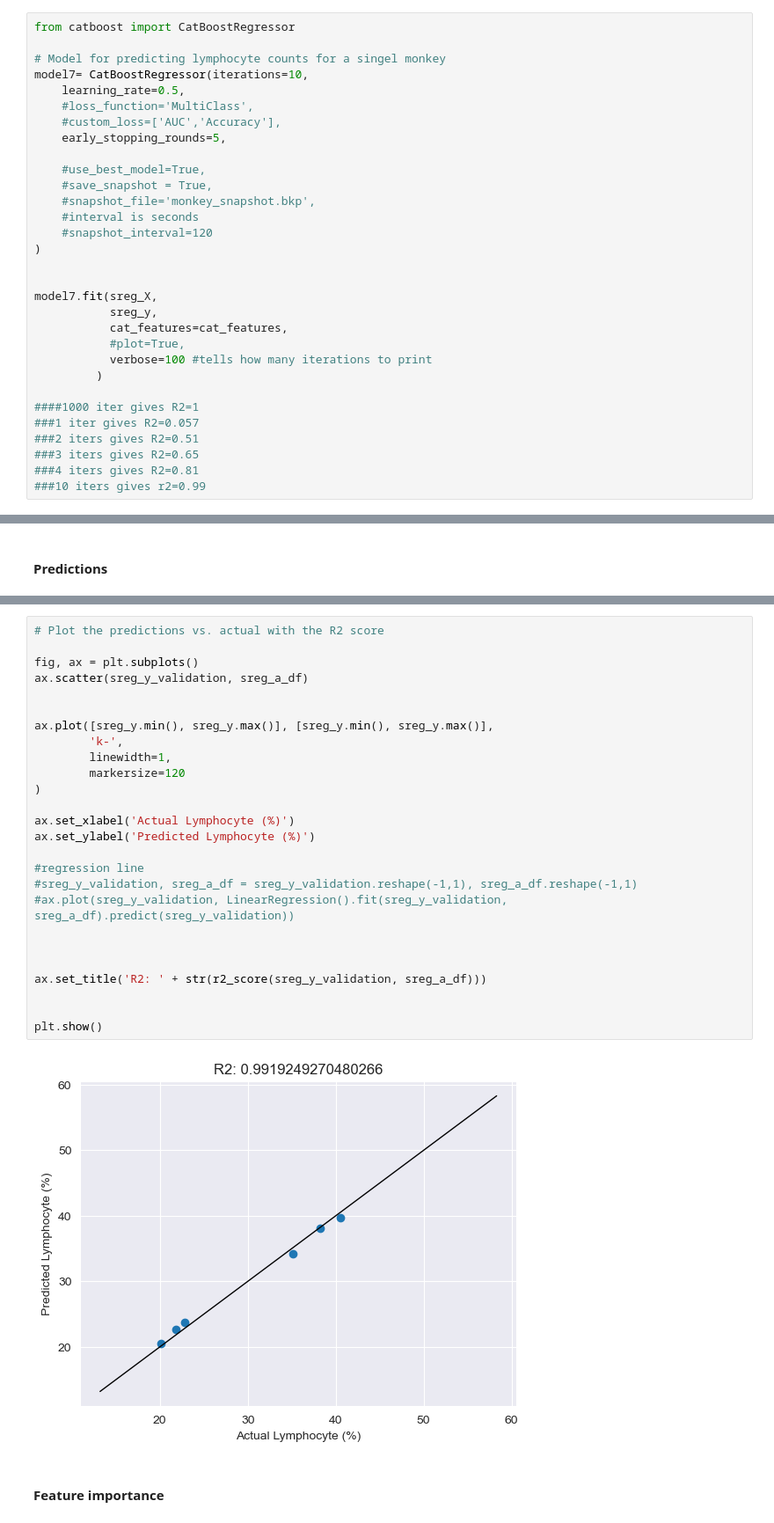
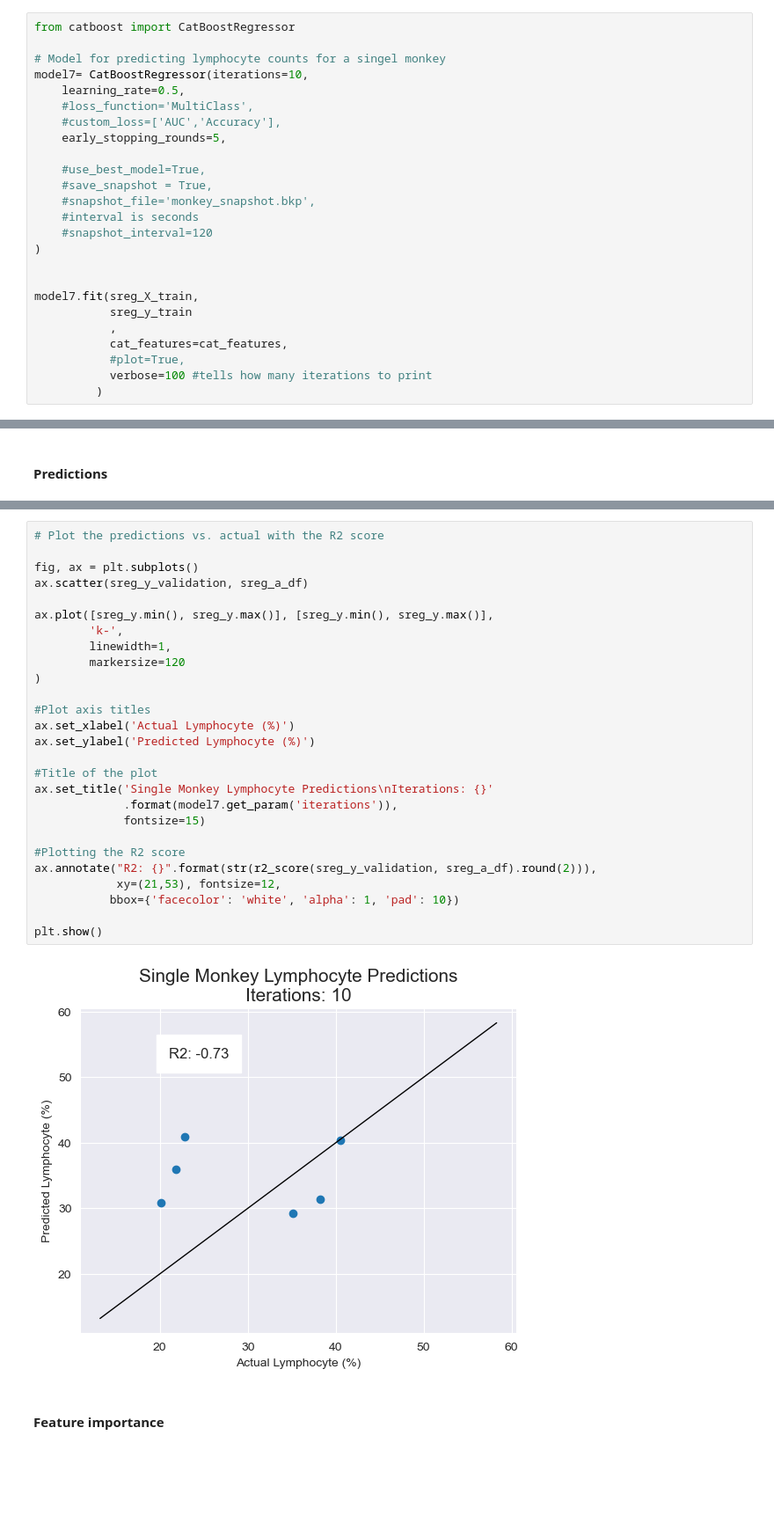
Before and after one commit to aidan-lew/monkey_health, a Jupyter notebook: B_monkeys_predictions.ipynb, the cells around one changed output, grey strips where cells are left out. Shown at 88% size. Cells and saved outputs as stored; diff of their text form; blank space fills up the shorter version.

```diff
--- a/B_monkeys_predictions.ipynb
+++ b/B_monkeys_predictions.ipynb
@@ -289,17 +298,11 @@ model7= CatBoostRegressor(iterations=10,
 )
 
 
-model7.fit(sreg_X,
-           sreg_y,
+model7.fit(sreg_X_train,
+           sreg_y_train
+           ,
            cat_features=cat_features,
            #plot=True,
            verbose=100 #tells how many iterations to print
          )
-
-####1000 iter gives R2=1
-###1 iter gives R2=0.057
-###2 iters gives R2=0.51
-###3 iters gives R2=0.65
-###4 iters gives R2=0.81
-###10 iters gives r2=0.99
 # %% [output]
@@ -341,31 +344,32 @@ The r2 score for the model is: 0.9919249270480266
 # %%
 # Plot the predictions vs. actual with the R2 score
 
 fig, ax = plt.subplots()
 ax.scatter(sreg_y_validation, sreg_a_df)
-
 
 ax.plot([sreg_y.min(), sreg_y.max()], [sreg_y.min(), sreg_y.max()],
         'k-',
         linewidth=1,
         markersize=120
 )
 
+#Plot axis titles
 ax.set_xlabel('Actual Lymphocyte (%)')
 ax.set_ylabel('Predicted Lymphocyte (%)')
 
-#regression line
-#sreg_y_validation, sreg_a_df = sreg_y_validation.reshape(-1,1), sreg_a_df.reshape(-1,1)
-#ax.plot(sreg_y_validation, LinearRegression().fit(sreg_y_validation, sreg_a_df).predict(sreg_y_validation))
+#Title of the plot
+ax.set_title('Single Monkey Lymphocyte Predictions\nIterations: {}'
+             .format(model7.get_param('iterations')),
+             fontsize=15)
 
-
-
-ax.set_title('R2: ' + str(r2_score(sreg_y_validation, sreg_a_df)))
-
+#Plotting the R2 score
+ax.annotate("R2: {}".format(str(r2_score(sreg_y_validation, sreg_a_df).round(2))),
+            xy=(21,53), fontsize=12,
+           bbox={'facecolor': 'white', 'alpha': 1, 'pad': 10})
 
 plt.show()
 # %% [output]
-[figure, old version]
+[figure, new version]
 # %% [markdown]
 #### Feature importance
 # %%
```
Also changed, not shown: parts of 44 cells of this notebook, 2 other files.
